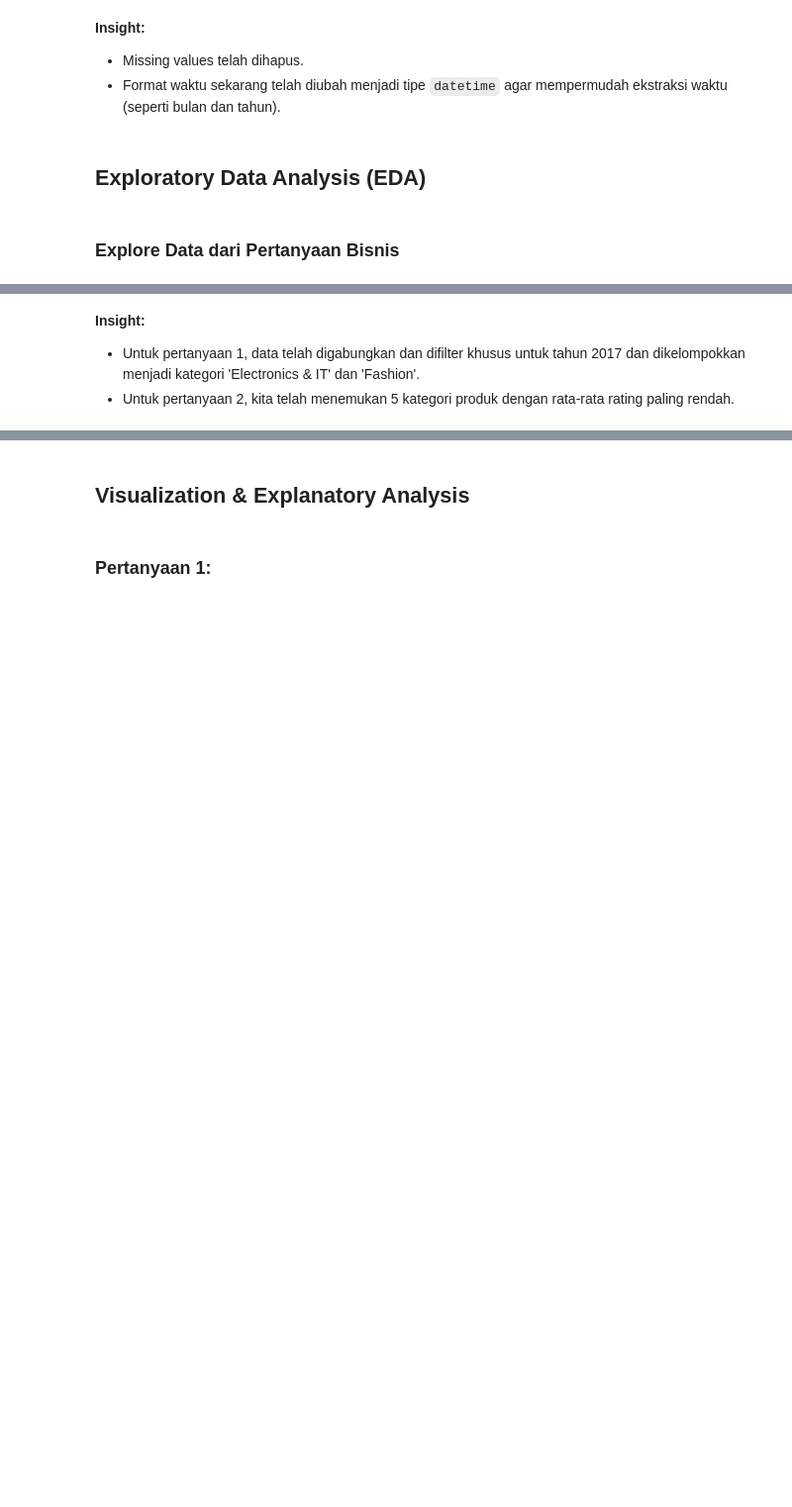
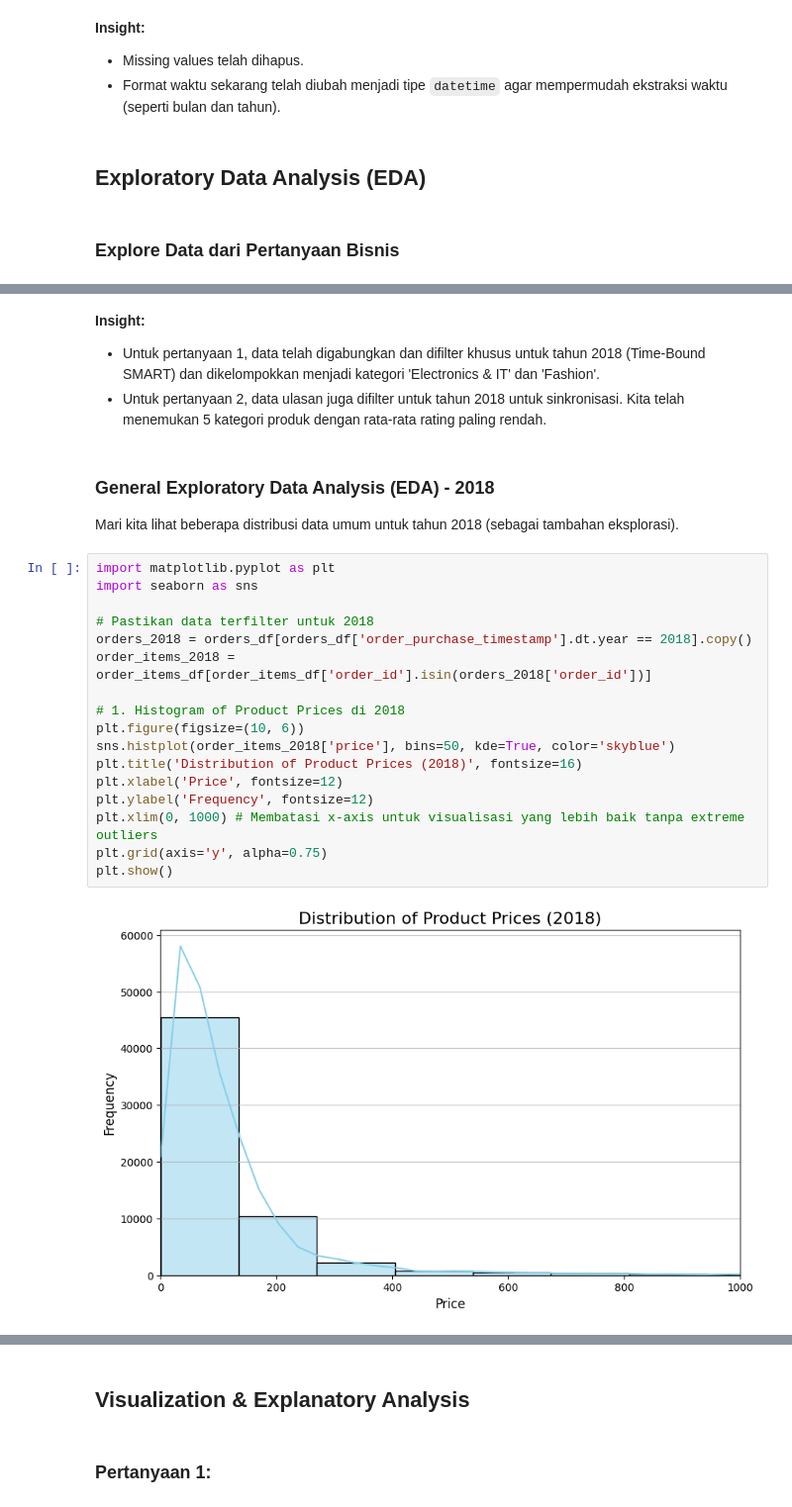
Before and after one commit to fikranaufal/Analisis_Data_Submission, a Jupyter notebook: Proyek_Analisis_Data.ipynb, the cells around one changed output, grey strips where cells are left out. Shown at 99% size. Drawn from its saved outputs; the diff is of its cells as text; blank space fills up the shorter version.

```diff
--- a/Proyek_Analisis_Data.ipynb
+++ b/Proyek_Analisis_Data.ipynb
@@ -174,5 +192,27 @@ worst_5_categories = avg_rating.sort_values(by='review_score', ascending=True).h
 q2_worst_5_df = q2_df[q2_df['product_category_name_english'].isin(worst_5_categories)]
 # %% [markdown]
 **Insight:**
-- Untuk pertanyaan 1, data telah digabungkan dan difilter khusus untuk tahun 2017 dan dikelompokkan menjadi kategori 'Electronics & IT' dan 'Fashion'.
-- Untuk pertanyaan 2, kita telah menemukan 5 kategori produk dengan rata-rata rating paling rendah.
+- Untuk pertanyaan 1, data telah digabungkan dan difilter khusus untuk tahun 2018 (Time-Bound SMART) dan dikelompokkan menjadi kategori 'Electronics & IT' dan 'Fashion'.
+- Untuk pertanyaan 2, data ulasan juga difilter untuk tahun 2018 untuk sinkronisasi. Kita telah menemukan 5 kategori produk dengan rata-rata rating paling rendah.
+# %% [markdown]
+### General Exploratory Data Analysis (EDA) - 2018
+Mari kita lihat beberapa distribusi data umum untuk tahun 2018 (sebagai tambahan eksplorasi).
+# %%
+import matplotlib.pyplot as plt
+import seaborn as sns
+
+# Pastikan data terfilter untuk 2018
+orders_2018 = orders_df[orders_df['order_purchase_timestamp'].dt.year == 2018].copy()
+order_items_2018 = order_items_df[order_items_df['order_id'].isin(orders_2018['order_id'])]
+
+# 1. Histogram of Product Prices di 2018
+plt.figure(figsize=(10, 6))
+sns.histplot(order_items_2018['price'], bins=50, kde=True, color='skyblue')
+plt.title('Distribution of Product Prices (2018)', fontsize=16)
+plt.xlabel('Price', fontsize=12)
+plt.ylabel('Frequency', fontsize=12)
+plt.xlim(0, 1000) # Membatasi x-axis untuk visualisasi yang lebih baik tanpa extreme outliers
+plt.grid(axis='y', alpha=0.75)
+plt.show()
+# %% [output]
+[figure, added]
```
Also changed, not shown: parts of 10 cells of this notebook, 5 other files.
